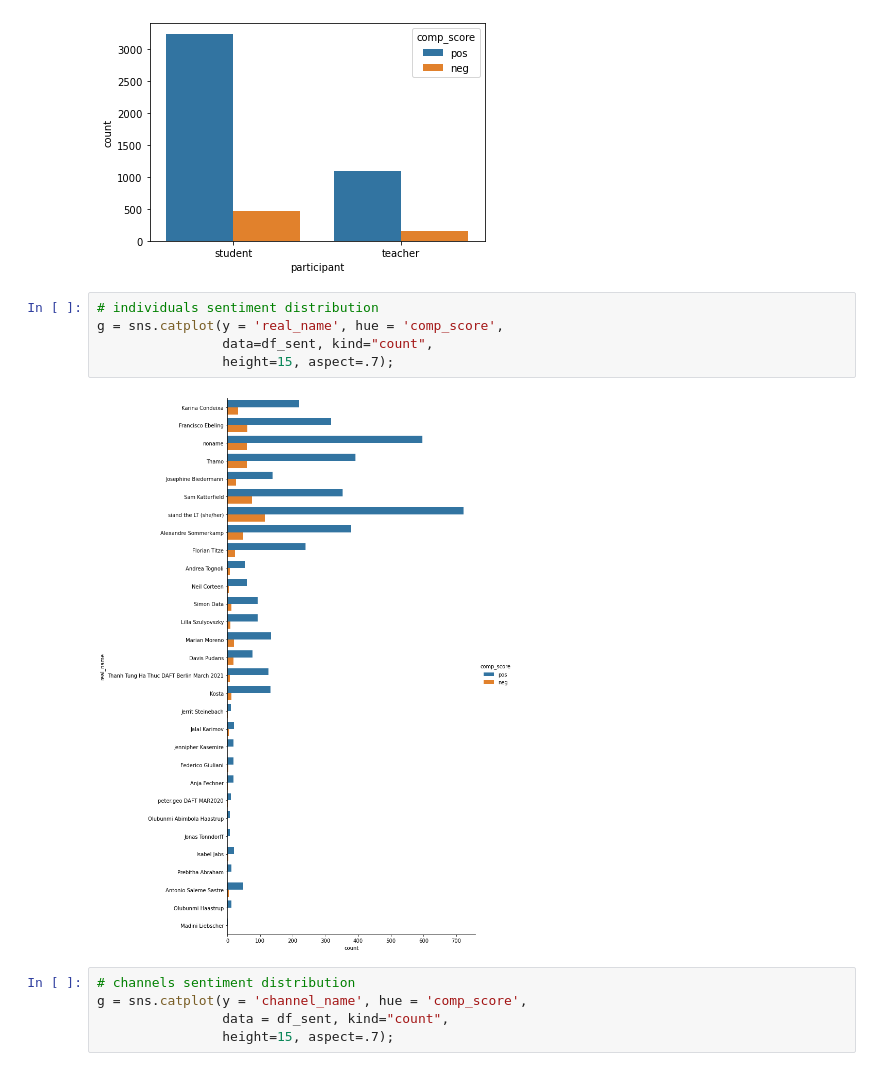
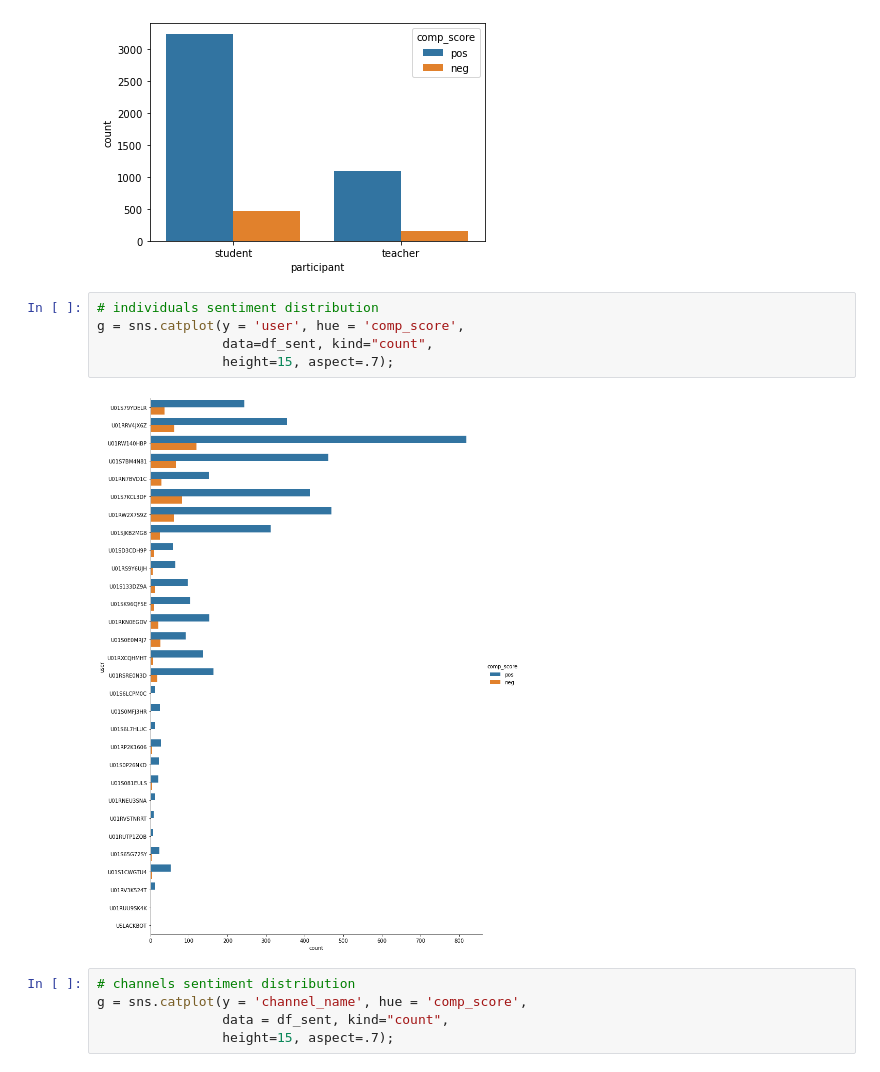
Before and after one commit to lillaszulyovszky/ironhack-final-project, a Jupyter notebook: code/ironhack_DA_slack_sentiment_and_wordcloud.ipynb, the cells around one changed output. Saved outputs shown, nothing was run; the diff lists cells and outputs as text.

```diff
--- a/code/ironhack_DA_slack_sentiment_and_wordcloud.ipynb
+++ b/code/ironhack_DA_slack_sentiment_and_wordcloud.ipynb
@@ -96,11 +96,11 @@ sb.countplot(data = df_sent, x = 'participant', hue = 'comp_score');
 [figure]
 # %%
 # individuals sentiment distribution
-g = sns.catplot(y = 'real_name', hue = 'comp_score',
+g = sns.catplot(y = 'user', hue = 'comp_score',
                 data=df_sent, kind="count",
                 height=15, aspect=.7);
 # %% [output]
-[figure, old version]
+[figure, new version]
 # %%
 # channels sentiment distribution
 g = sns.catplot(y = 'channel_name', hue = 'comp_score',
```
Also changed, not shown: 5 other files.
